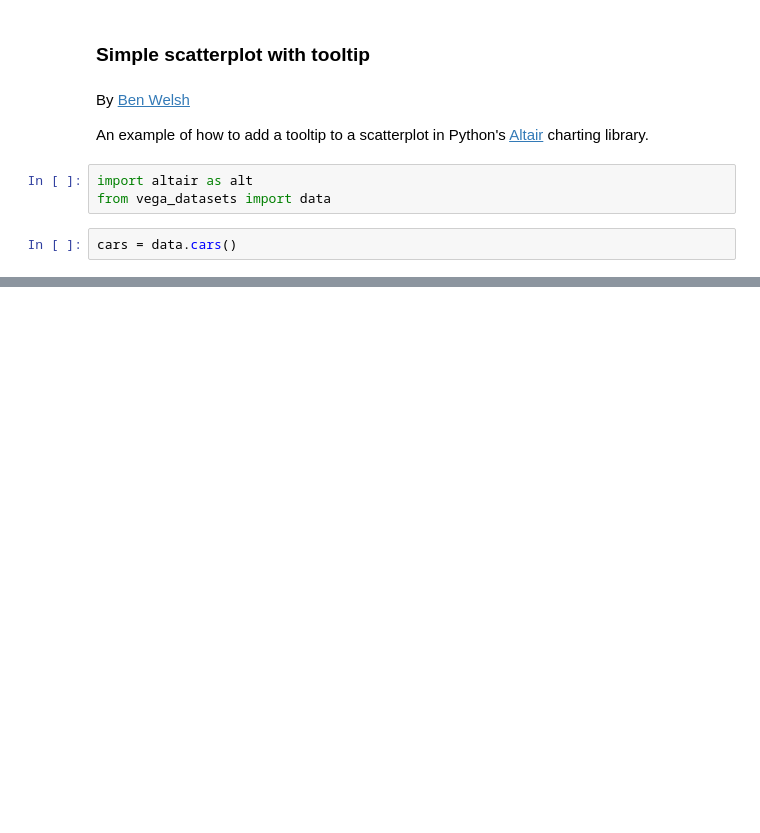
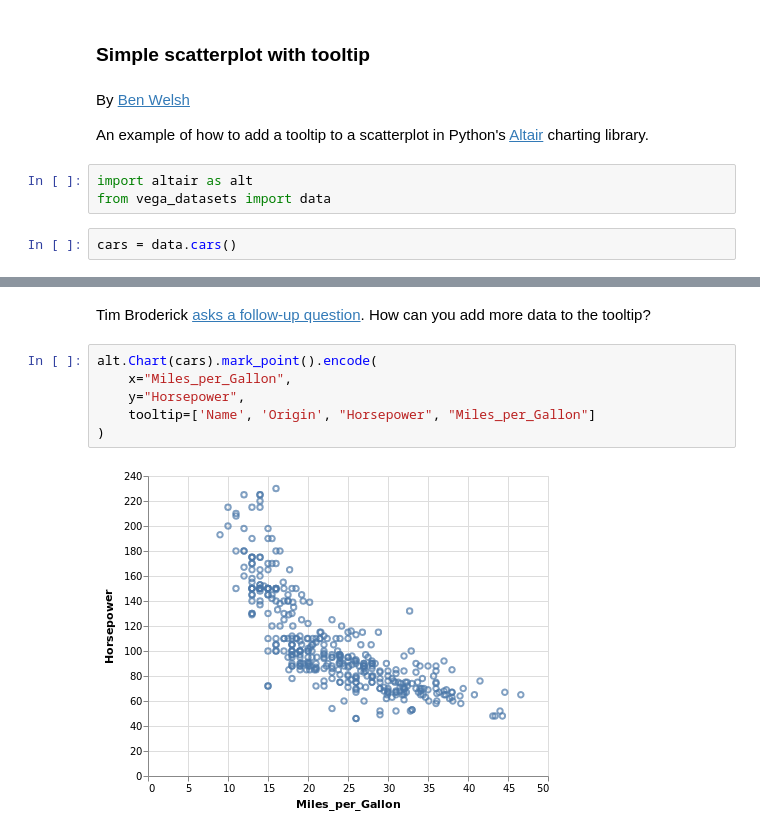
Before and after one commit to datadesk/altair-interactive-scatterplot-example, a Jupyter notebook: notebook.ipynb, the cells around one changed output, grey strips where cells are left out. Cells and saved outputs as stored; diff of their text form; blank space fills up the shorter version.

```diff
--- a/notebook.ipynb
+++ b/notebook.ipynb
@@ -19,0 +20,10 @@ alt.Chart(cars).mark_point().encode(
+# %% [markdown]
+Tim Broderick [asks a follow-up question](https://twitter.com/TimBroderick/status/998660297656295424). How can you add more data to the tooltip?
+# %%
+alt.Chart(cars).mark_point().encode(
+    x="Miles_per_Gallon",
+    y="Horsepower",
+    tooltip=['Name', 'Origin', "Horsepower", "Miles_per_Gallon"]
+)
+# %% [output]
+[figure, added]
```
Also changed, not shown: parts of 1 cell of this notebook, 1 other file.
